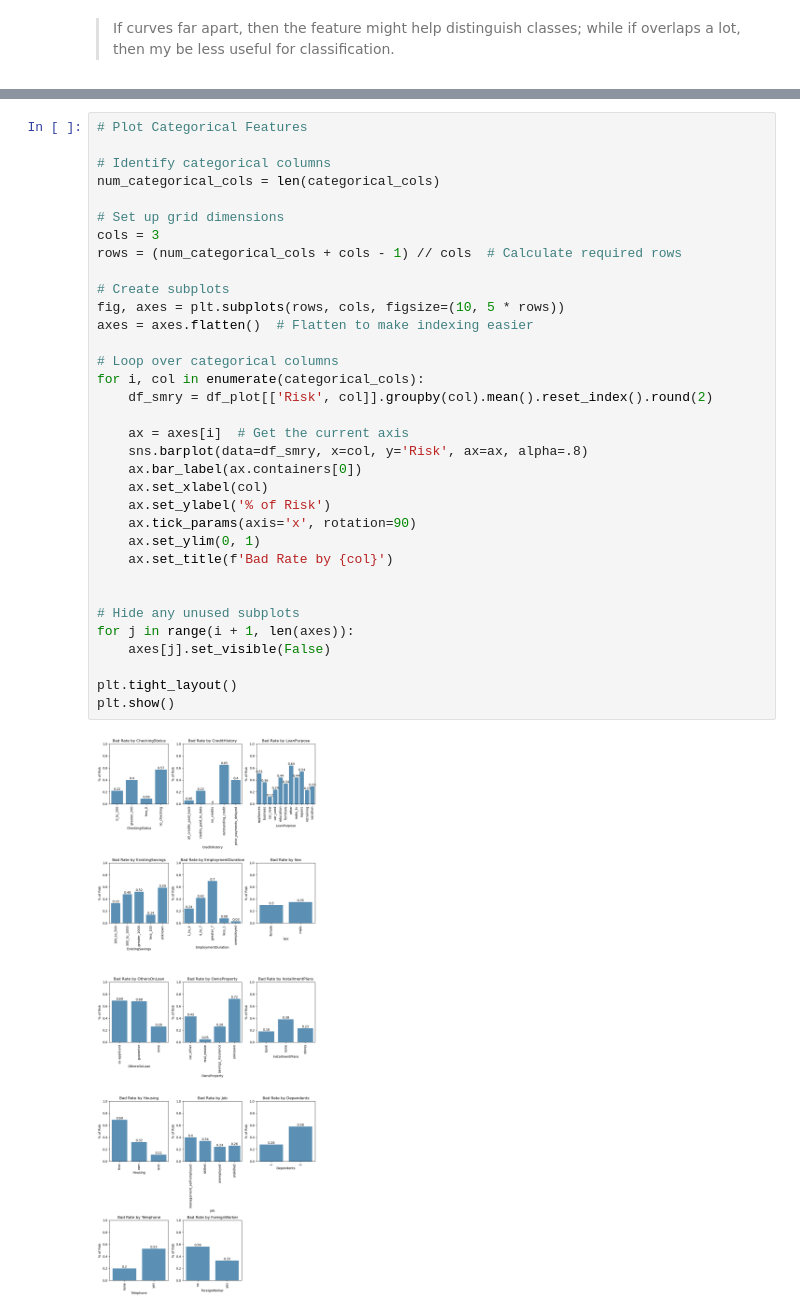
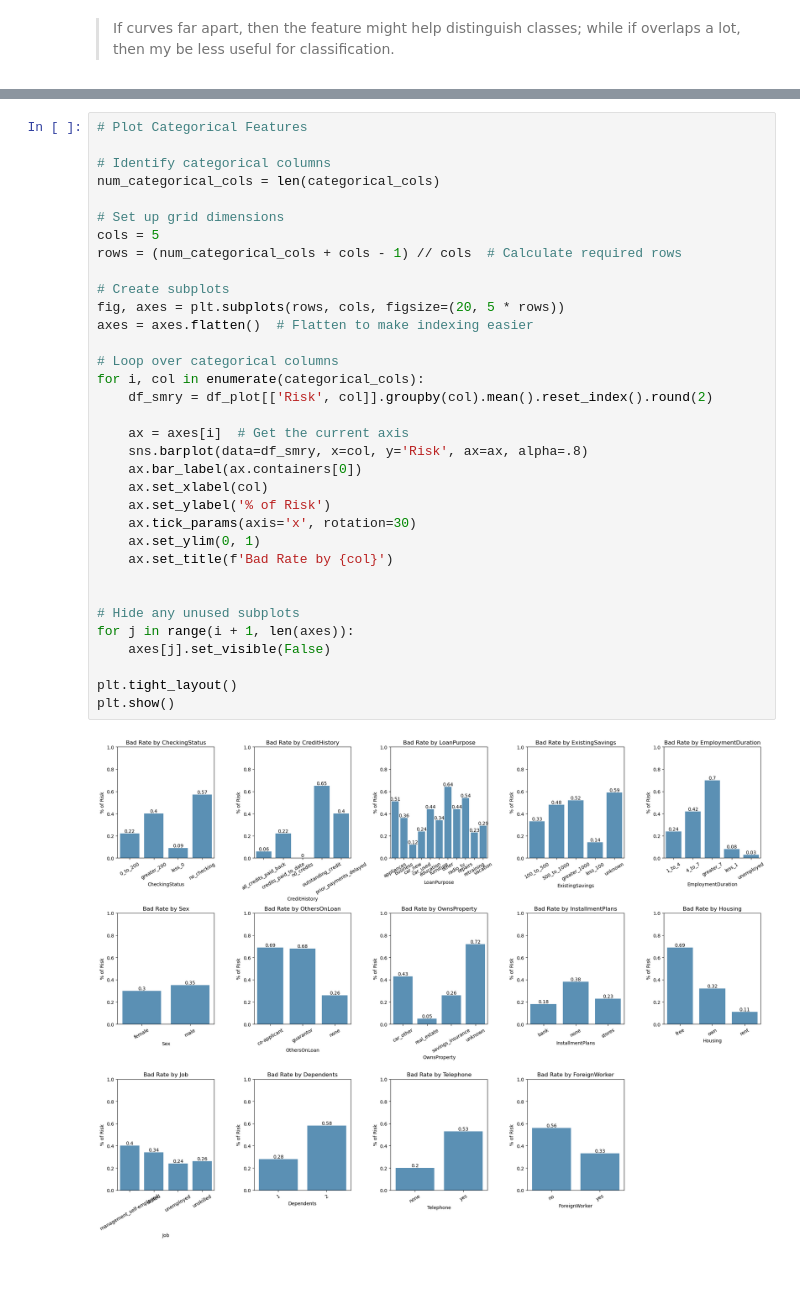
Before and after one commit to samyuktsriram/ml2_kaggle_chall, a Jupyter notebook: eda.ipynb, the cells around one changed output, grey strips where cells are left out. Saved outputs shown, nothing was run; the diff lists cells and outputs as text; blank space fills up the shorter version.

```diff
--- a/eda.ipynb
+++ b/eda.ipynb
@@ -173,34 +165,34 @@ df[df["Risk"] == "Risk"].describe()
 
 # Identify categorical columns
 num_categorical_cols = len(categorical_cols)
 
 # Set up grid dimensions
-cols = 3
+cols = 5
 rows = (num_categorical_cols + cols - 1) // cols  # Calculate required rows
 
 # Create subplots
-fig, axes = plt.subplots(rows, cols, figsize=(10, 5 * rows))
+fig, axes = plt.subplots(rows, cols, figsize=(20, 5 * rows))
 axes = axes.flatten()  # Flatten to make indexing easier
 
 # Loop over categorical columns
 for i, col in enumerate(categorical_cols):
     df_smry = df_plot[['Risk', col]].groupby(col).mean().reset_index().round(2)
 
     ax = axes[i]  # Get the current axis
     sns.barplot(data=df_smry, x=col, y='Risk', ax=ax, alpha=.8)
     ax.bar_label(ax.containers[0])
     ax.set_xlabel(col)
     ax.set_ylabel('% of Risk')
-    ax.tick_params(axis='x', rotation=90)
+    ax.tick_params(axis='x', rotation=30)
     ax.set_ylim(0, 1)
     ax.set_title(f'Bad Rate by {col}')
 
 
 # Hide any unused subplots
 for j in range(i + 1, len(axes)):
     axes[j].set_visible(False)
 
 plt.tight_layout()
 plt.show()
 # %% [output]
-[figure, old version]
+[figure, new version]
```
Also changed, not shown: parts of 2 cells of this notebook, 3 other files.
